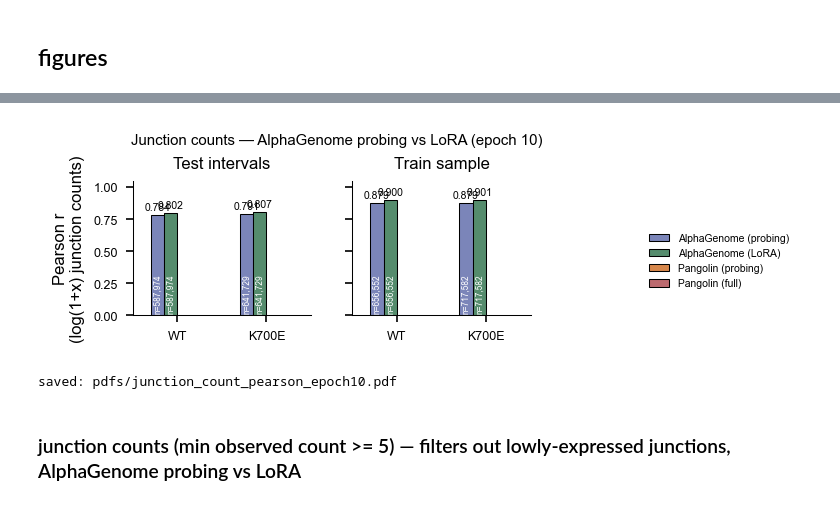
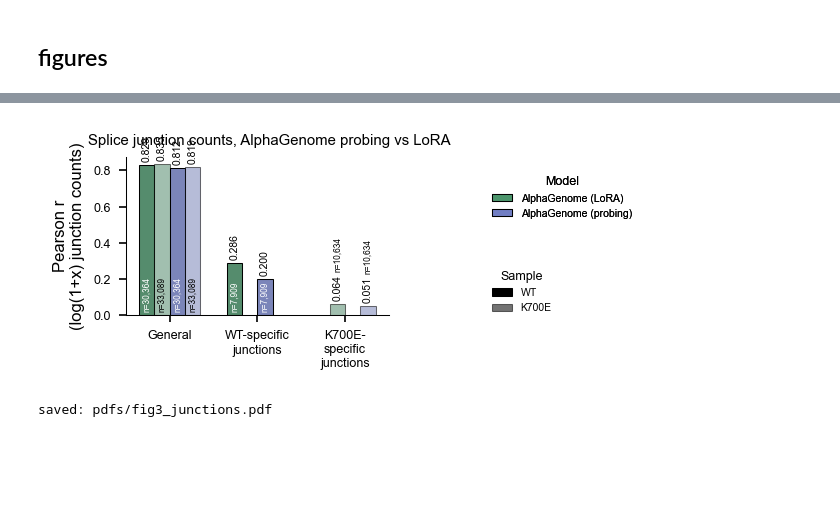
Before and after one commit to MiqG/alphagenome_finetuning_rna, a Jupyter notebook: figures/paper.ipynb, the cells around one changed output, grey strips where cells are left out. Drawn from its saved outputs; the diff is of its cells as text; code cells hidden in the pictures; blank space fills up the shorter version.

```diff
--- a/figures/paper.ipynb
+++ b/figures/paper.ipynb
@@ -131,31 +155,26 @@ LORA_EVAL_DIR = os.path.join(ROOT, "results", "evaluation", "alphagenome_pytorch
 
 PANGOLIN_EVAL_DIR = os.path.join(ROOT, "results", "evaluation", "pangolin", "full")
 PANGOLIN_RUN_NAMES = {
+    "Pangolin (full)":    "annotated__full__1gpu",
     "Pangolin (probing)": "annotated__frozen__1gpu",
-    "Pangolin (full)":    "annotated__full__1gpu",
 }
-PANGOLIN_EPOCH    = 5
+PANGOLIN_EPOCH = 5
 
 OUTPUT_DIR = os.path.join("pdfs")
 os.makedirs(OUTPUT_DIR, exist_ok=True)
 
-RUN_NAME  = "randinit__newloss__annotated__frozen__multigpu_ddp"
-EPOCH     = 10
-SUBSETS   = ["test", "train_sample"]
+EPOCH  = 10
+SUBSET = "test"
 
 # AlphaGenome-only model comparison: linear-probe (frozen backbone) vs LoRA finetuning.
-# Both runs were re-evaluated with the same collect_predictions.py version at epochs {1,2,3,4,5,10}.
+# LoRA run uses a constant learning rate (no warmup).
 AG_RUNS = {
+    "AlphaGenome (LoRA)":    (LORA_EVAL_DIR, "randinit__newloss__annotated__lora__largegpu__nowarmup"),
     "AlphaGenome (probing)": (EVAL_DIR,      "randinit__newloss__annotated__frozen__multigpu_ddp"),
-    "AlphaGenome (LoRA)":    (LORA_EVAL_DIR, "randinit__newloss__annotated__lora__largegpu"),
 }
 
 SAMPLE_LABELS = {
     "SRR17111303": "WT",
     "SRR17111311": "K700E",
 }
-
-SUBSET_LABELS = {
-    "test":         "Test intervals",
-    "train_sample": "Train sample",
-}
+SAMPLE_ID_OF = {v: k for k, v in SAMPLE_LABELS.items()}
@@ -501,15 +395,0 @@ saved: pdfs/ssu_pearson_pangolin_unseen_epoch10.pdf
-# %%
-records = []
-for model_label, (eval_dir, run_name) in AG_RUNS.items():
-    for subset in SUBSETS:
-        pred_dir   = os.path.join(eval_dir, run_name, "epoch{}".format(EPOCH), subset, "predictions")
-        metrics_df = pd.read_parquet(os.path.join(eval_dir, run_name, "epoch{}".format(EPOCH), subset, "metrics.parquet"))
-        junc_df    = pd.read_parquet(os.path.join(pred_dir, "junction_scores.parquet"))
-        for sample_id, sample_label in SAMPLE_LABELS.items():
-            r = float(metrics_df.loc[metrics_df["metric_name"] == "junction_count_pearson_r_{}".format(sample_id), "value"].values[0])
-            n = int(((junc_df["sample_id"] == sample_id) & (junc_df["obs_count"] > 0)).sum())
-            records.append({"subset": subset, "sample": sample_label, "pearson_r": r, "n": n, "model": model_label})
-
-junc_metrics = pd.DataFrame(records)
-junc_metrics["subset_label"] = junc_metrics["subset"].map(SUBSET_LABELS)
-print(junc_metrics)
@@ -536,12 +465,14 @@ print(junc_metrics)
 # %%
-plot_pearson_bars(
+plot_setting_bars(
     data=junc_metrics,
-    title="Junction counts — AlphaGenome probing vs LoRA (epoch {})".format(EPOCH),
-    outfile=os.path.join(OUTPUT_DIR, "junction_count_pearson_epoch{}.pdf".format(EPOCH)),
+    x_col="setting", x_order=JUNC_SETTINGS,
+    x_labels=[JUNC_LABELS[s] for s in JUNC_SETTINGS],
+    y_col="pearson_r",
+    title="Splice junction counts, AlphaGenome probing vs LoRA",
+    outfile=os.path.join(OUTPUT_DIR, "fig3_junctions.pdf"),
     ylabel="Pearson r\n(log(1+x) junction counts)",
+    models=list(AG_RUNS.keys()),
 )
 # %% [output]
-[figure, old version]
+[figure, new version]
-saved: pdfs/junction_count_pearson_epoch10.pdf
+saved: pdfs/fig3_junctions.pdf
-# %% [markdown]
-### junction counts (min observed count >= 5) — filters out lowly-expressed junctions, AlphaGenome probing vs LoRA
```
Also changed, not shown: parts of 41 cells of this notebook, 8 other files.
